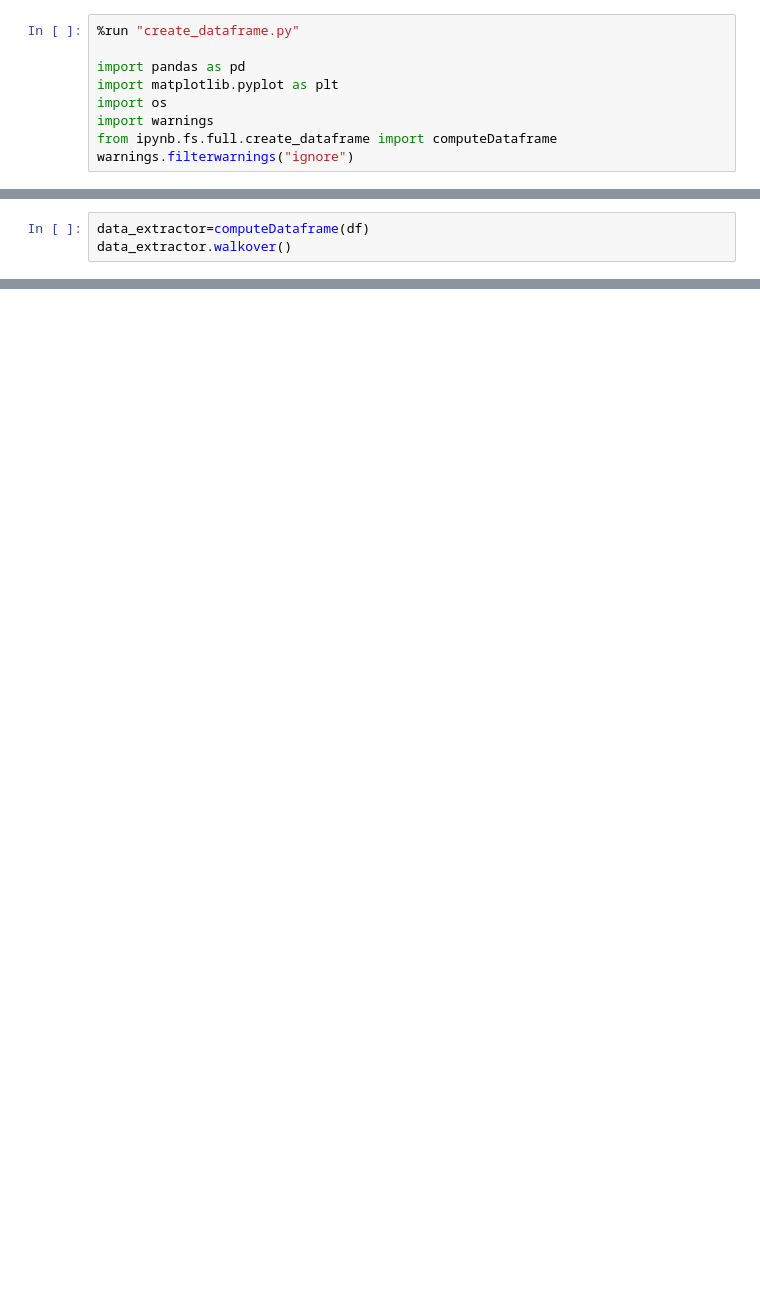
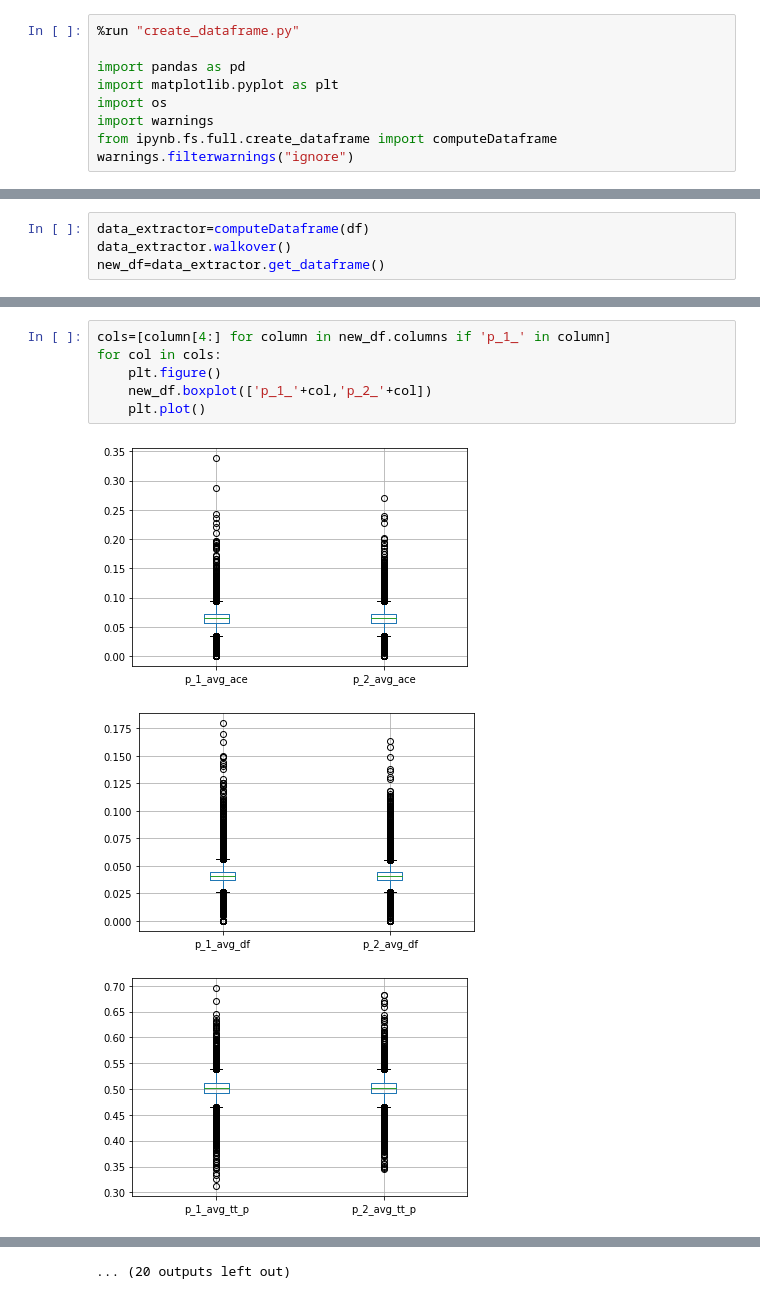
Before and after one commit to Bentgm17/TennisML, a Jupyter notebook: data_extraction/players copy.ipynb, the cells around one changed output, grey strips where cells are left out. Cells and saved outputs as stored; diff of their text form; blank space fills up the shorter version.

```diff
--- a/data_extraction/players copy.ipynb
+++ b/data_extraction/players copy.ipynb
@@ -27,3 +28,4 @@ display(df)
 # %%
 data_extractor=computeDataframe(df)
 data_extractor.walkover()
+new_df=data_extractor.get_dataframe()
@@ -33,0 +48,10 @@ SystemExit:
+# %%
+cols=[column[4:] for column in new_df.columns if 'p_1_' in column]
+for col in cols:
+    plt.figure()
+    new_df.boxplot(['p_1_'+col,'p_2_'+col])
+    plt.plot()
+# %% [output]
+[figure, added]
+[figure, added]
+[figure, added]
@@ -33,0 +67 @@ SystemExit:
+... (20 outputs left out)
```
Also changed, not shown: parts of 6 cells of this notebook, 11 other files.
